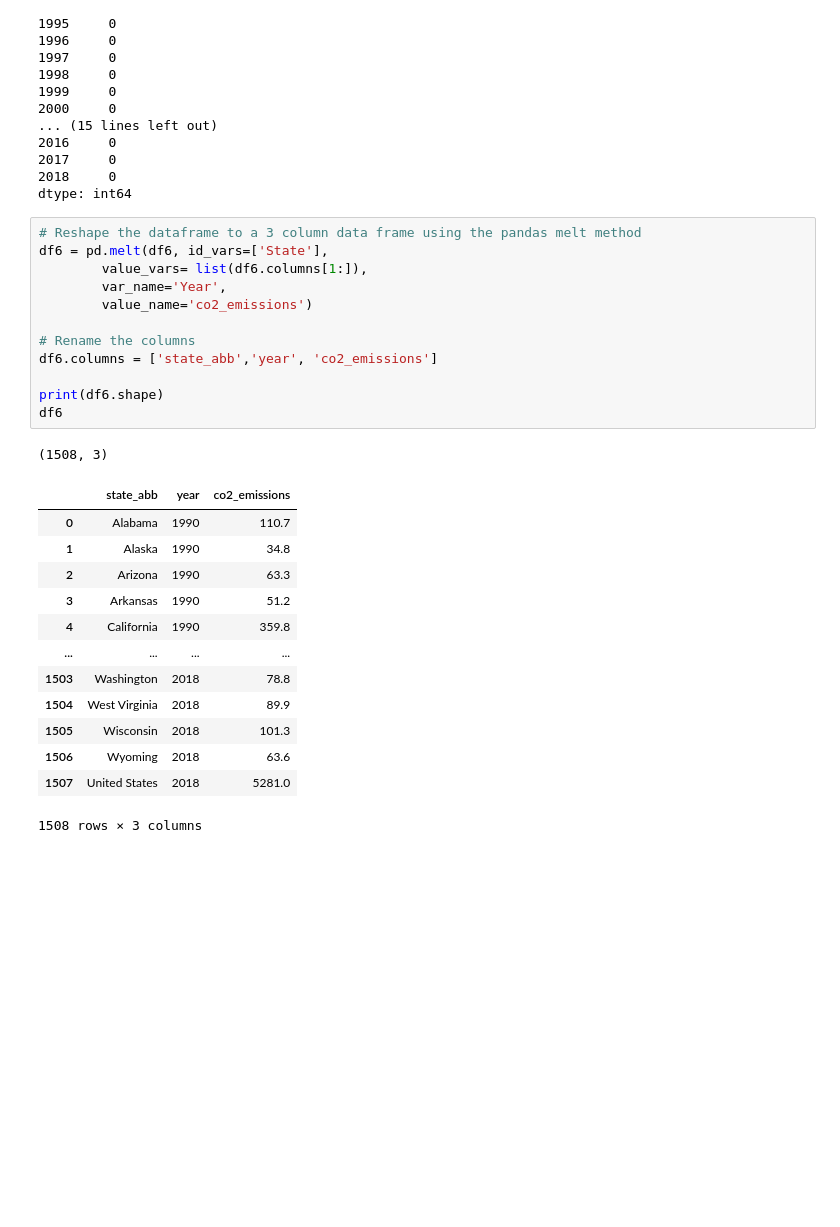
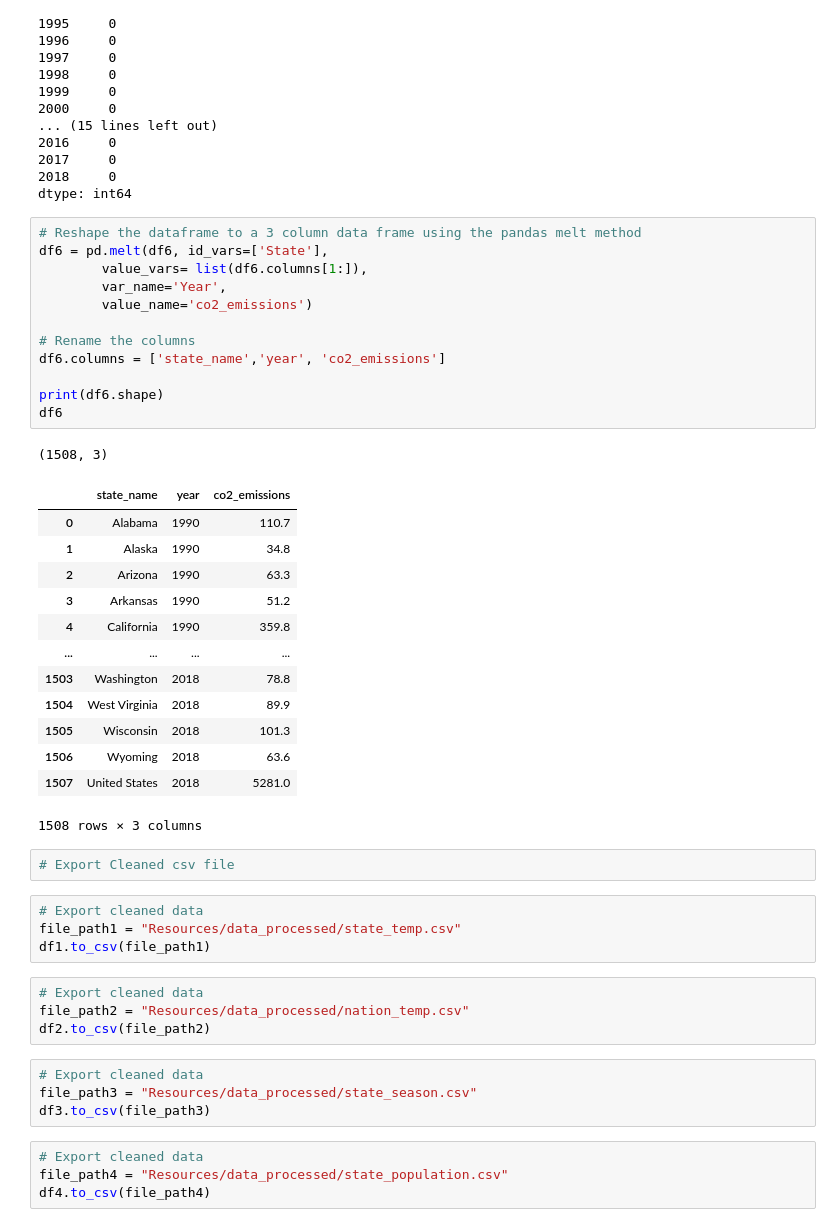
Before and after one commit to irenedepacina/final_project, a Jupyter notebook: ETL.ipynb, the cells around one changed output. Drawn from its saved outputs; the diff is of its cells as text; blank space fills up the shorter version.

Commit message:
exported cleaned files 1

```diff
--- a/ETL.ipynb
+++ b/ETL.ipynb
@@ -425,18 +425,18 @@ dtype: int64
 # %%
 # Reshape the dataframe to a 3 column data frame using the pandas melt method
 df6 = pd.melt(df6, id_vars=['State'],
         value_vars= list(df6.columns[1:]),
         var_name='Year',
         value_name='co2_emissions')
 
 # Rename the columns
-df6.columns = ['state_abb','year', 'co2_emissions']
+df6.columns = ['state_name','year', 'co2_emissions']
 
 print(df6.shape)
 df6
 # %% [output]
 (1508, 3)
-|  | state_abb | year | co2_emissions |
+|  | state_name | year | co2_emissions |
 | 0 | Alabama | 1990 | 110.7 |
 | 1 | Alaska | 1990 | 34.8 |
 | 2 | Arizona | 1990 | 63.3 |
@@ -449,3 +449,21 @@ df6
 | 1506 | Wyoming | 2018 | 63.6 |
 | 1507 | United States | 2018 | 5281.0 |
 1508 rows × 3 columns
+# %%
+# Export Cleaned csv file
+# %%
+# Export cleaned data
+file_path1 = "Resources/data_processed/state_temp.csv"
+df1.to_csv(file_path1)
+# %%
+# Export cleaned data
+file_path2 = "Resources/data_processed/nation_temp.csv"
+df2.to_csv(file_path2)
+# %%
+# Export cleaned data
+file_path3 = "Resources/data_processed/state_season.csv"
+df3.to_csv(file_path3)
+# %%
+# Export cleaned data
+file_path4 = "Resources/data_processed/state_population.csv"
+df4.to_csv(file_path4)
```
Also changed, not shown: parts of 2 cells of this notebook, 6 other files.
